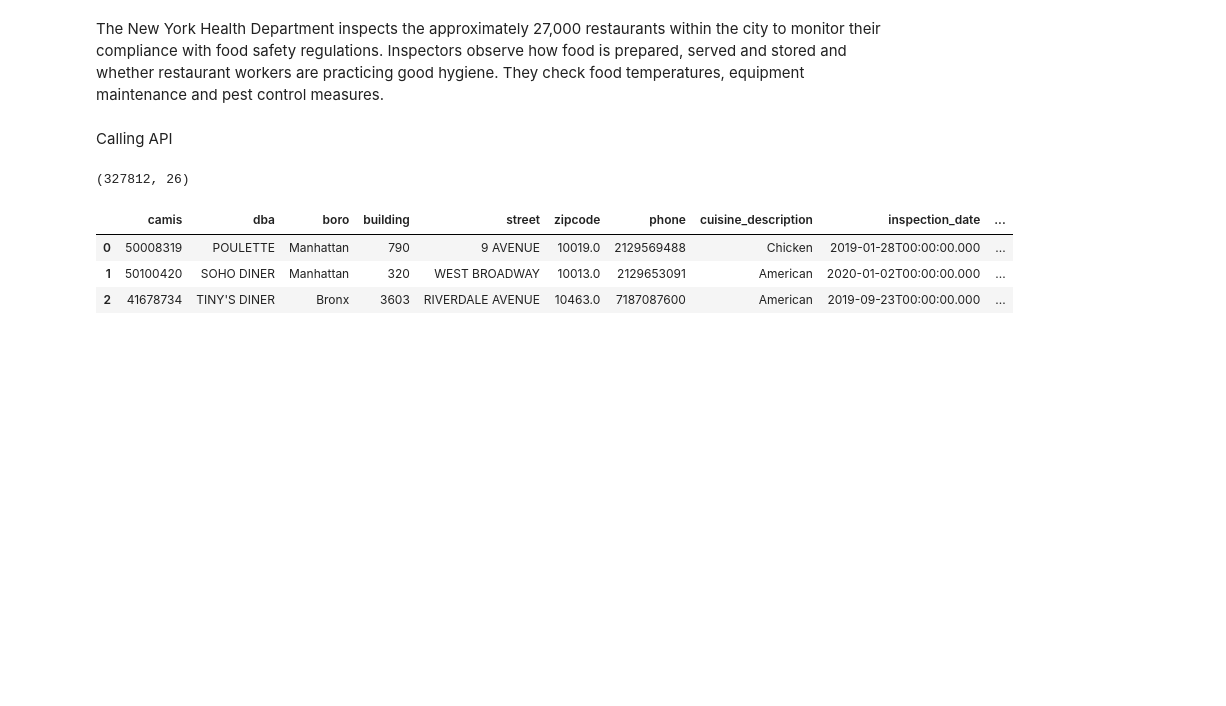
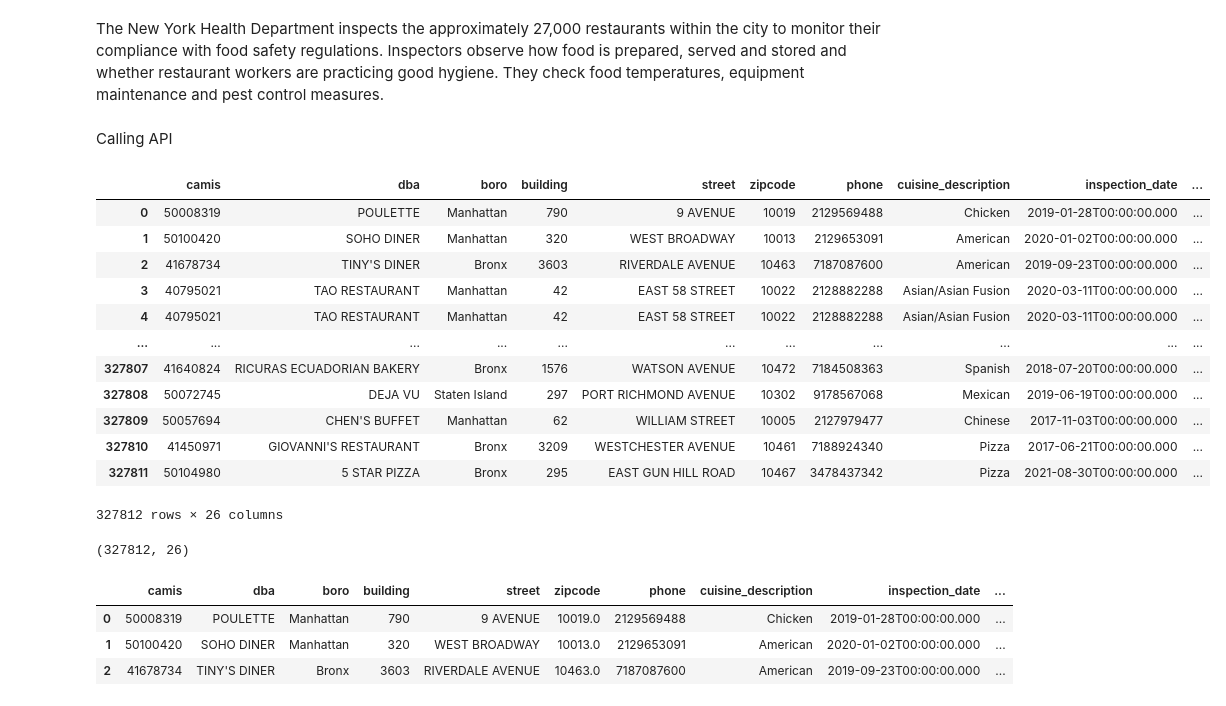
Before and after one commit to rcauvy/predicting-nyc-health-violations-with-nlp, a Jupyter notebook: Predicting NYC Health Violations.ipynb, the cells around one changed output. Drawn from its saved outputs; the diff is of its cells as text; code cells hidden in the pictures; blank space fills up the shorter version.

```diff
--- a/Predicting NYC Health Violations.ipynb
+++ b/Predicting NYC Health Violations.ipynb
@@ -31,12 +31,26 @@ The New York Health Department inspects the approximately 27,000 restaurants wit
 # %% [markdown]
 Calling API
 # %%
-# url = 'https://data.cityofnewyork.us/resource/43nn-pn8j.json?$limit=400000'
-# nyc_response = requests.get(url)
-# nyc_response.ok
-# nyc_data = nyc_response.json()
-# nyc_data
-# pd.DataFrame(nyc_data)
+url = 'https://data.cityofnewyork.us/resource/43nn-pn8j.json?$limit=400000'
+nyc_response = requests.get(url)
+nyc_response.ok
+nyc_data = nyc_response.json()
+nyc_data
+pd.DataFrame(nyc_data)
+# %% [output]
+|  | camis | dba | boro | building | street | zipcode | phone | cuisine_description | inspection_date | ... |
+| 0 | 50008319 | POULETTE | Manhattan | 790 | 9 AVENUE | 10019 | 2129569488 | Chicken | 2019-01-28T00:00:00.000 | ... |
+| 1 | 50100420 | SOHO DINER | Manhattan | 320 | WEST BROADWAY | 10013 | 2129653091 | American | 2020-01-02T00:00:00.000 | ... |
+| 2 | 41678734 | TINY'S DINER | Bronx | 3603 | RIVERDALE AVENUE | 10463 | 7187087600 | American | 2019-09-23T00:00:00.000 | ... |
+| 3 | 40795021 | TAO RESTAURANT | Manhattan | 42 | EAST 58 STREET | 10022 | 2128882288 | Asian/Asian Fusion | 2020-03-11T00:00:00.000 | ... |
+| 4 | 40795021 | TAO RESTAURANT | Manhattan | 42 | EAST 58 STREET | 10022 | 2128882288 | Asian/Asian Fusion | 2020-03-11T00:00:00.000 | ... |
+| ... | ... | ... | ... | ... | ... | ... | ... | ... | ... | ... |
+| 327807 | 41640824 | RICURAS ECUADORIAN BAKERY | Bronx | 1576 | WATSON AVENUE | 10472 | 7184508363 | Spanish | 2018-07-20T00:00:00.000 | ... |
+| 327808 | 50072745 | DEJA VU | Staten Island | 297 | PORT RICHMOND AVENUE | 10302 | 9178567068 | Mexican | 2019-06-19T00:00:00.000 | ... |
+| 327809 | 50057694 | CHEN'S BUFFET | Manhattan | 62 | WILLIAM STREET | 10005 | 2127979477 | Chinese | 2017-11-03T00:00:00.000 | ... |
+| 327810 | 41450971 | GIOVANNI'S RESTAURANT | Bronx | 3209 | WESTCHESTER AVENUE | 10461 | 7188924340 | Pizza | 2017-06-21T00:00:00.000 | ... |
+| 327811 | 50104980 | 5 STAR PIZZA | Bronx | 295 | EAST GUN HILL ROAD | 10467 | 3478437342 | Pizza | 2021-08-30T00:00:00.000 | ... |
+327812 rows × 26 columns
 # %%
 dohmh_df = pd.read_csv('https://data.cityofnewyork.us/resource/43nn-pn8j.csv?$limit=400000')
 # %%
```
Also changed, not shown: parts of 18 cells of this notebook, 3 other files.
